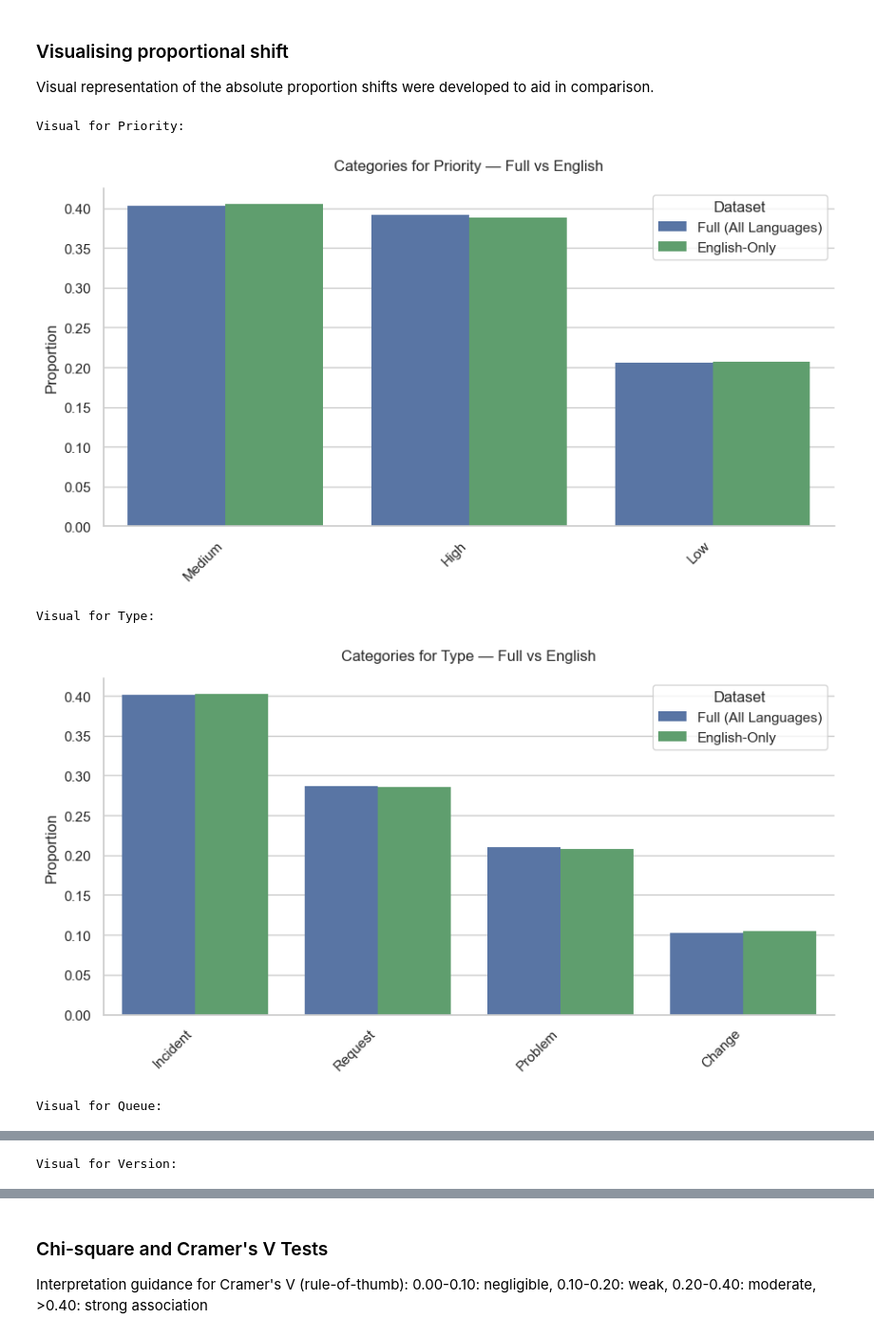
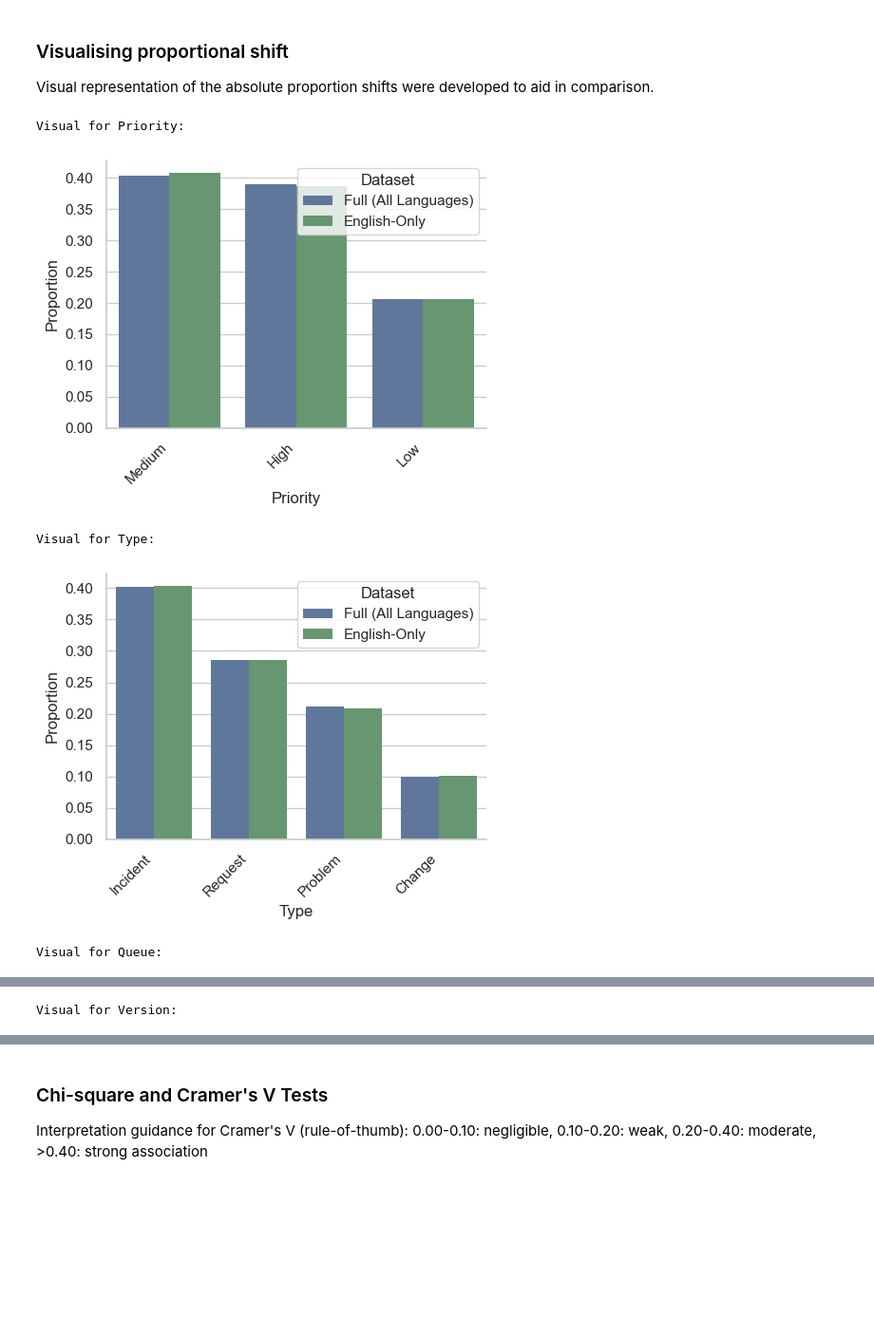
Before and after one commit to David-Golacis/IT-Support-Dashboard, a Jupyter notebook: Notebooks/01_Representativeness_Checks.ipynb, the cells around one changed output, grey strips where cells are left out. Shown at 95% size. Saved outputs shown, nothing was run; the diff lists cells and outputs as text; code cells hidden in the pictures; blank space fills up the shorter version.

```diff
--- a/Notebooks/01_Representativeness_Checks.ipynb
+++ b/Notebooks/01_Representativeness_Checks.ipynb
@@ -29,10 +30,9 @@ from config import Config
 Config.ensure_directories()
 
 # Reading the initial dataset as a DataFrame: df
-parquet_path = Config.QC_OUTPUT_DIR / "04_Tickets_Clean.parquet"
-df = pd.read_parquet(parquet_path)
+df = pd.read_parquet(Config.CLEAN_PARQUET_PATH, engine="pyarrow")
 
-df  # Display the DataFrame to verify successful import
+display(df)
 # %% [output]
 [Config] Verified project directory structure under C:\Users\David\Desktop\Python_Files\IT-Support-Ticket-Analysis
 |  | Subject | Body | Answer | Type | Queue | Priority | Language | Version | Tag_1 | Tag_2 | Tag_3 | ... |
@@ -59,15 +60,16 @@ English resposnses accounted for 42.84% (16335) of all records, which is a sever
 # %%
 # Create English-only subset
-df_en = df[df["Language"] == "EN"].copy()
+df_en = df[df["Language"] == "EN"]
 
 # Saving the English-only subset to CSV
-english_path = Config.REP_CSV_DIR / "01_English_Tickets.csv"
-df_en.to_csv(english_path, index=False, encoding="utf-8")
+df_en.to_csv(Config.ENGLISH_CSV_PATH, index=False, encoding="latin-1")
 
 # Calculate the percentage reduction of records from subsetting
 percent_reduction = (1 - len(df_en) / len(df)) * 100
+remaining_percentage = 100 - percent_reduction
 
-print(f"English-only rows: {len(df_en)}")
-print(f"German-only rows: {len(df) - len(df_en)}")
+print(f"English-only rows: {len(df_en):,}")
+print("English-only percentage: {:.2f}%".format(remaining_percentage))
+print(f"German-only rows: {len(df) - len(df_en):,}")
 print("Percent reduction: {:.2f}%".format(percent_reduction))
 # %% [output]
@@ -243,46 +252,49 @@ for col, tbl in distributions.items():
         {"full_pct": "Full (All Languages)", "en_pct": "English-Only"}
     )
 
+    # Setting the size of the plot based on the number of categories
+    num_cats = df_plot[col].nunique()
+    fig_width = max(5, num_cats * 0.7)  # Adjust width based on number of categories
+    fig_height = max(4, num_cats * 0.6)  # Adjust height based on number of categories
+
     # Create figure
-    plt.figure(figsize=(9, 5))
+    plt.figure(figsize=(fig_width, fig_height))
     ax = sns.barplot(
         data=df_plot,
         x=col,
         y="Proportion",
         hue="Dataset",
         palette=["#4C72B0", "#55A868"],
         edgecolor="none",
+        saturation=0.6,
+        order=tbl.sort_values("full_count", ascending=False)[col],
     )
 
-    # methods_barchart.set(ylim=(0, 7500), yticks=np.linspace(0, 7500, 16))
-
     # Titles and labels
-    ax.set_title(f"Categories for {col} — Full vs English", pad=14)
-    ax.set_xlabel("")
+    # ax.set_title(f"Categories for {col} — Full vs English", pad=14)
+    ax.set_xlabel(col)
     ax.set_ylabel("Proportion")
 
     # Rotate x-axis labels and tidy layout
+    ax.set_xticks(range(len(ax.get_xticklabels())))
     ax.set_xticklabels(ax.get_xticklabels(), rotation=45, ha="right")
 
     # Clean borders: remove top/right spines
     sns.despine(ax=ax)
 
-    # Position
+    # Key of column for filename
     position = list(comparrison_cols.keys())[list(comparrison_cols.values()).index(col)]
 
     # Adjust layout and save figure
     plt.tight_layout()
-    image_path = (
-        Config.REP_IMG_DIR
-        / f"{position}_Distribution_Comparison_{col.capitalize()}.png"
-    )
+    image_path = Config.REP_IMG_DIR / f"{position}_Distribution_Comparison_{col}.png"
     plt.savefig(image_path, dpi=300, bbox_inches="tight")
 
     print(f"Visual for {col}:")
     plt.show()
 # %% [output]
 Visual for Priority:
-[figure, old version]
+[figure, new version]
 Visual for Type:
-[figure, old version]
+[figure, new version]
 Visual for Queue:
```
Also changed, not shown: parts of 11 cells of this notebook, 41 other files.
